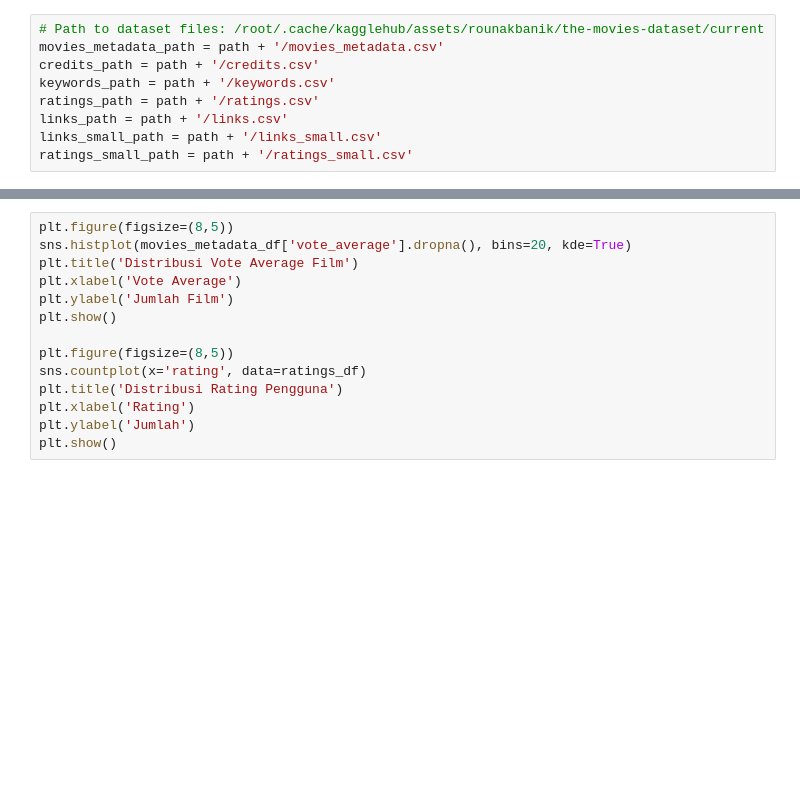
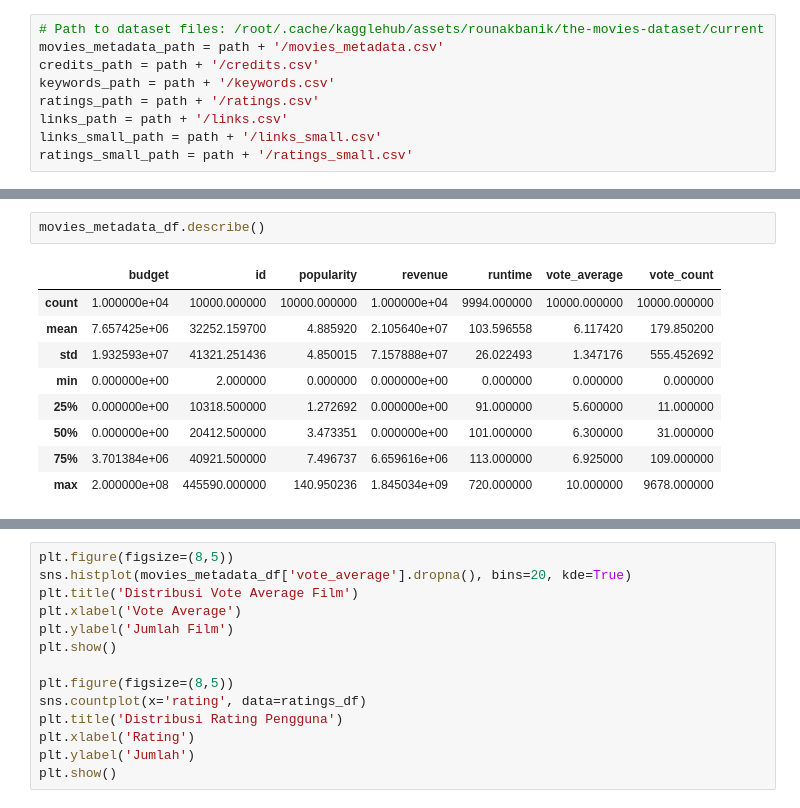
Before and after one commit to Gibskuyyyy/Rekomendasi-Film, a Jupyter notebook: rekomendasi_film.ipynb, the cells around one changed output, grey strips where cells are left out. Drawn from its saved outputs; the diff is of its cells as text; blank space fills up the shorter version.

```diff
--- a/rekomendasi_film.ipynb
+++ b/rekomendasi_film.ipynb
@@ -58,0 +96,12 @@ Jumlah data unik di ratings_small.csv: 100004
+# %%
+movies_metadata_df.describe()
+# %% [output]
+|  | budget | id | popularity | revenue | runtime | vote_average | vote_count |
+| count | 1.000000e+04 | 10000.000000 | 10000.000000 | 1.000000e+04 | 9994.000000 | 10000.000000 | 10000.000000 |
+| mean | 7.657425e+06 | 32252.159700 | 4.885920 | 2.105640e+07 | 103.596558 | 6.117420 | 179.850200 |
+| std | 1.932593e+07 | 41321.251436 | 4.850015 | 7.157888e+07 | 26.022493 | 1.347176 | 555.452692 |
+| min | 0.000000e+00 | 2.000000 | 0.000000 | 0.000000e+00 | 0.000000 | 0.000000 | 0.000000 |
+| 25% | 0.000000e+00 | 10318.500000 | 1.272692 | 0.000000e+00 | 91.000000 | 5.600000 | 11.000000 |
+| 50% | 0.000000e+00 | 20412.500000 | 3.473351 | 0.000000e+00 | 101.000000 | 6.300000 | 31.000000 |
+| 75% | 3.701384e+06 | 40921.500000 | 7.496737 | 6.659616e+06 | 113.000000 | 6.925000 | 109.000000 |
+| max | 2.000000e+08 | 445590.000000 | 140.950236 | 1.845034e+09 | 720.000000 | 10.000000 | 9678.000000 |
```
Also changed, not shown: parts of 31 cells of this notebook, 2 other files.
